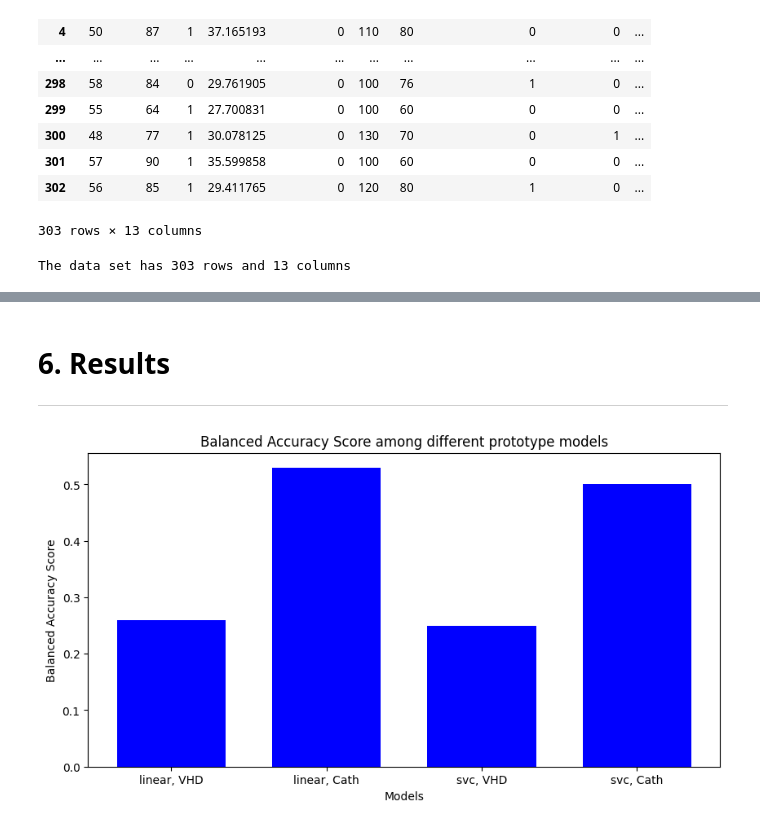
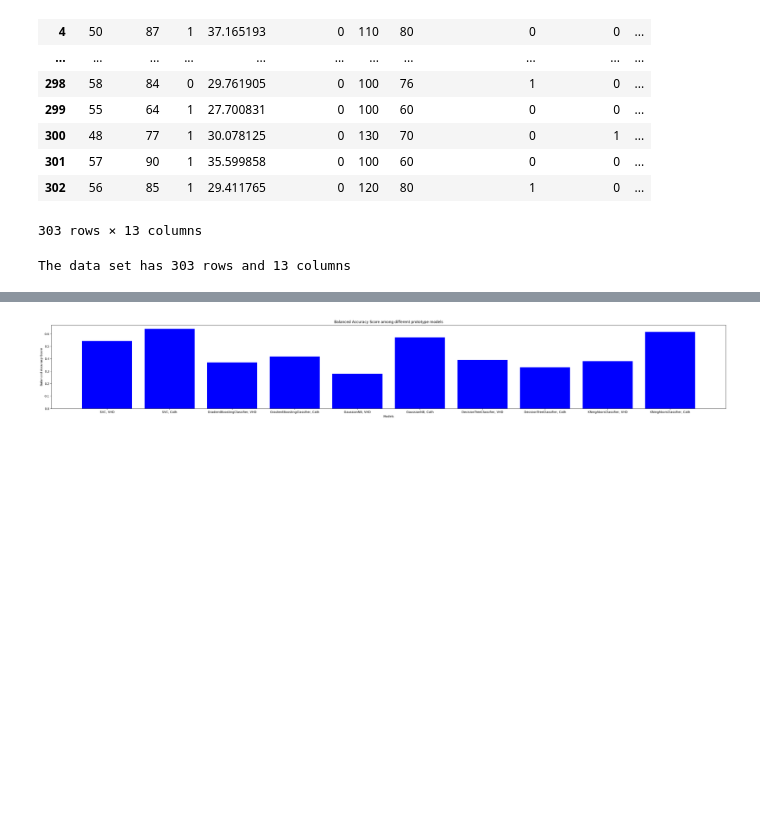
Before and after one commit to ericspring08/MTF-Diagnosing-Disease-In-Space, a Jupyter notebook: Prototyping.ipynb, the cells around one changed output, grey strips where cells are left out. Drawn from its saved outputs; the diff is of its cells as text; code cells hidden in the pictures; blank space fills up the shorter version.

```diff
--- a/Prototyping.ipynb
+++ b/Prototyping.ipynb
@@ -272,27 +252,15 @@ balanced accuracy score Cath: 0.5
-# %% [markdown]
-
-# 6. Results
-
----
 # %%
-balanced_accuracy_score_bar_graph_data = {
-    'linear, VHD': balanced_accuracy_score(y_VHD_test, np.round(linear_VHD_predictions)),
-    'linear, Cath': balanced_accuracy_score(y_cath_test, np.round(linear_Cath_predictions)),
-    'svc, VHD': balanced_accuracy_score(y_VHD_test, svc_VHD_predictions),
-    'svc, Cath': balanced_accuracy_score(y_cath_test, svc_Cath_predictions),
-}
+x_axis = list(results.keys())
+y_axis = list(results.values())
 
-x_axis = list(balanced_accuracy_score_bar_graph_data.keys())
-y_axis = list(balanced_accuracy_score_bar_graph_data.values())
+figure = plt.figure(figsize = (len(x_axis)*4, 5))
 
-figure = plt.figure(figsize = (10, 5))
-
-plt.bar(x_axis, y_axis, color="blue", width = 0.7)
+plt.bar(x_axis, y_axis, color="blue", width = 0.8)
 
 plt.xlabel("Models")
 plt.ylabel("Balanced Accuracy Score")
 plt.title("Balanced Accuracy Score among different prototype models")
 
 plt.show()
 # %% [output]
-[figure, old version]
+[figure, new version]
```
Also changed, not shown: parts of 8 cells of this notebook.
